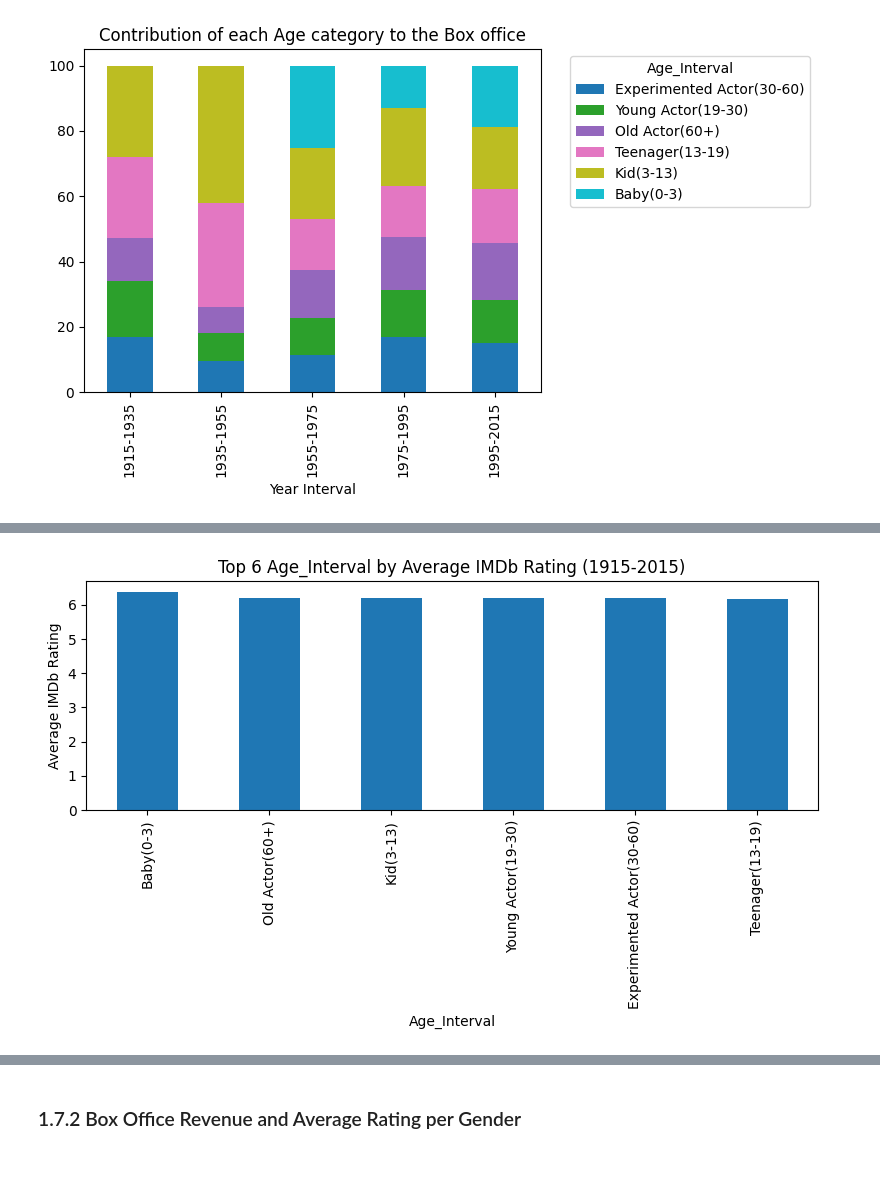
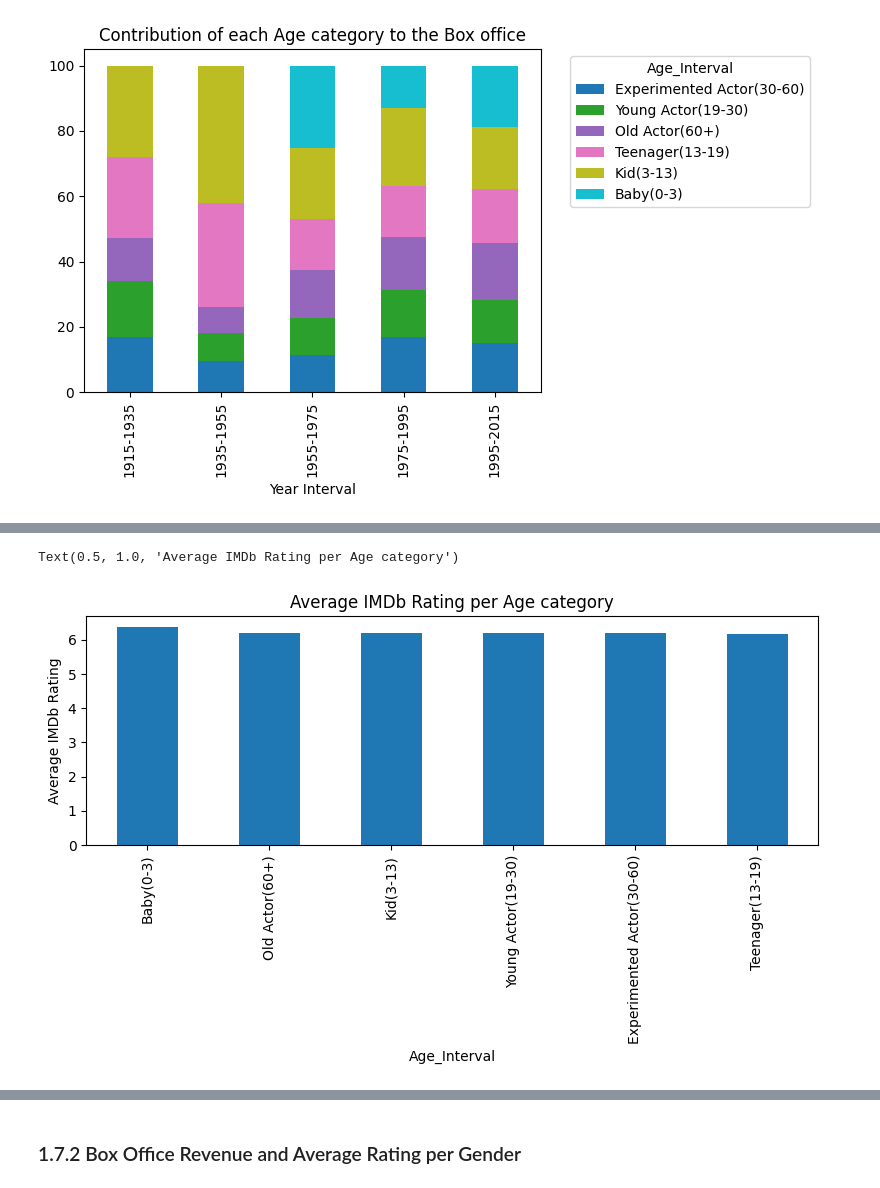
Before and after one commit to epfl-ada/ada-2024-project-melyn, a Jupyter notebook: results.ipynb, the cells around one changed output, grey strips where cells are left out. Drawn from its saved outputs; the diff is of its cells as text; code cells hidden in the pictures.

```diff
--- a/results.ipynb
+++ b/results.ipynb
@@ -400,4 +409,6 @@ Text(0.5, 1.0, 'Contribution of each Age category to the Box office')
 # %%
 ax = top_n_average_rating('Age_Interval',cd_age,n=6)
+ax.set_title("Average IMDb Rating per Age category")
 # %% [output]
+Text(0.5, 1.0, 'Average IMDb Rating per Age category')
-[figure, old version]
+[figure, new version]
```
Also changed, not shown: parts of 10 cells of this notebook.
